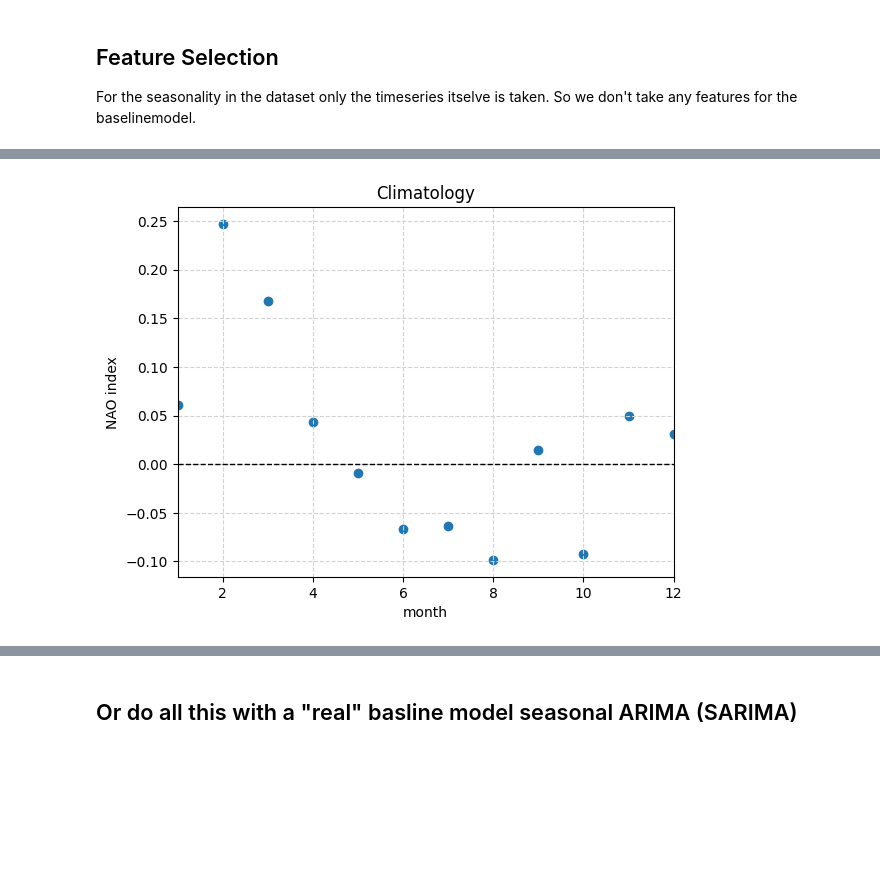
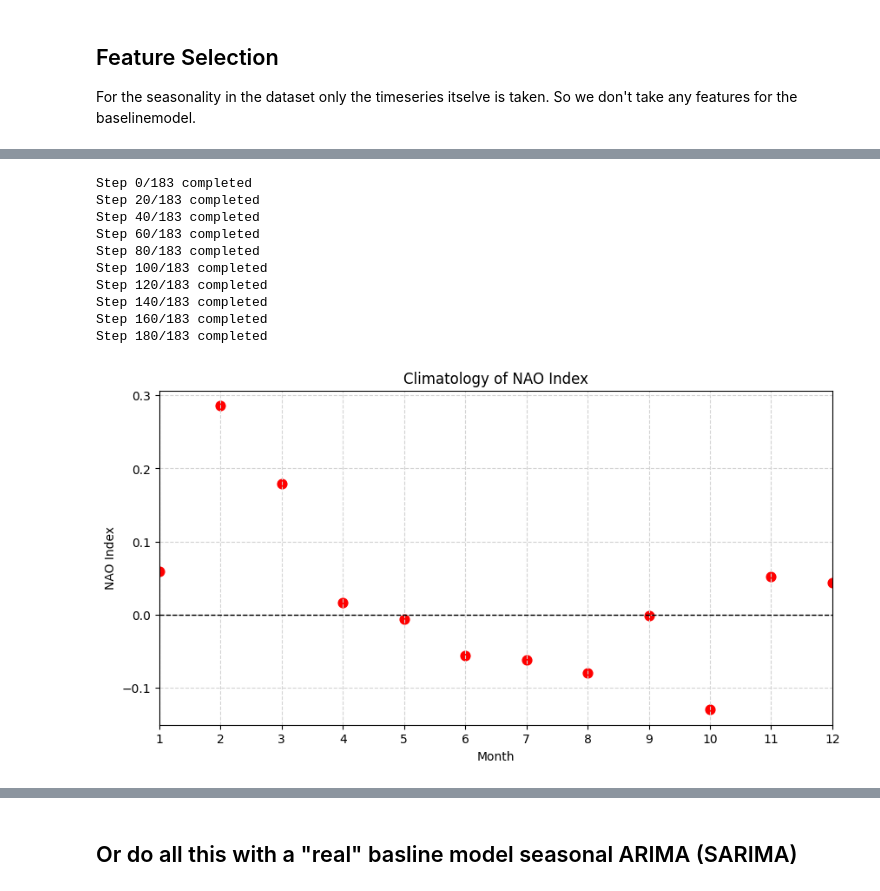
Before and after one commit to Zephyrsfisch/NAO-Prediction, a Jupyter notebook: 2_BaselineModel/baseline_model.ipynb, the cells around one changed output, grey strips where cells are left out. Saved outputs shown, nothing was run; the diff lists cells and outputs as text; code cells hidden in the pictures; blank space fills up the shorter version.

```diff
--- a/2_BaselineModel/baseline_model.ipynb
+++ b/2_BaselineModel/baseline_model.ipynb
@@ -113,6 +60,9 @@ ds = fill_nans_weighted(ds, dim='time', n=3, weights=None)
 # %%
-#true monthly, no rolling mean
-ds_monthly = ds.resample(time='M').mean()
+# Resample daily NAO to monthly mean
+ds_monthly = ds.resample(time="ME").mean()
+
+# Convert to pandas DataFrame if needed
 df_monthly = ds_monthly.to_dataframe()
+
 df_monthly
 # %% [output]
@@ -174,12 +163,63 @@ climatology = train.groupby(train.index.month).mean()
+# %%
+for t in range(len(test)):
+
+    # ============================
+    # Model 1: Monthly Climatology
+    # ============================
+    current_month = df_monthly.index[n_train + t].month
+    past_index = df_monthly.index[:n_train + t]
+    mask = past_index.month == current_month
+
+    clim_pred = df_monthly["nao_index_cdas"][:n_train + t][mask].mean()
+    predictions_clim.append(clim_pred)
+
+    # ============================
+    # Model 2: SARIMA
+    # ============================
+    model = SARIMAX(
+        history,
+        order=(1, 1, 1),
+        seasonal_order=(1, 1, 1, 12),
+        enforce_stationarity=False,
+        enforce_invertibility=False
+    )
+
+    model_fit = model.fit(disp=False)
+    sarima_pred = model_fit.forecast()[0]
+    predictions_sarima.append(sarima_pred)
+
+    # ============================
+    # Update history
+    # ============================
+    history.append(test[t])
+
+    if t % 20 == 0:
+        print(f"Step {t}/{len(test)} completed")
+# %% [output]
+Step 0/183 completed
+Step 20/183 completed
+Step 40/183 completed
+Step 60/183 completed
+Step 80/183 completed
+Step 100/183 completed
+Step 120/183 completed
+Step 140/183 completed
+Step 160/183 completed
+Step 180/183 completed
 # %%
-#show climatology
-plt.scatter(climatology.month, climatology.nao_index_cdas)
-plt.grid(linestyle = '--', color = 'lightgrey')
-plt.xlabel('month')
-plt.ylabel('NAO index')
-plt.title('Climatology')
+# Compute monthly climatology (average NAO per month)
+climatology = df_monthly.groupby(df_monthly.index.month)['nao_index_cdas'].mean().reset_index()
+climatology.rename(columns={'time': 'month'}, inplace=True)
+# Plot
+plt.figure(figsize=(10,5))
+plt.scatter(climatology.index + 1, climatology['nao_index_cdas'], color='red', s=60)  # months 1-12
+plt.grid(linestyle='--', color='lightgrey')
+plt.xlabel('Month')
+plt.ylabel('NAO Index')
+plt.title('Climatology of NAO Index')
 plt.hlines(y=0, xmin=1, xmax=12, linestyle='--', color='black', linewidth=1)
-plt.xlim(1,12)
+plt.xlim(1, 12)
+plt.xticks(range(1,13))
 plt.show()
 # %% [output]
-[figure, old version]
+[figure, new version]
```
Also changed, not shown: parts of 25 cells of this notebook.
